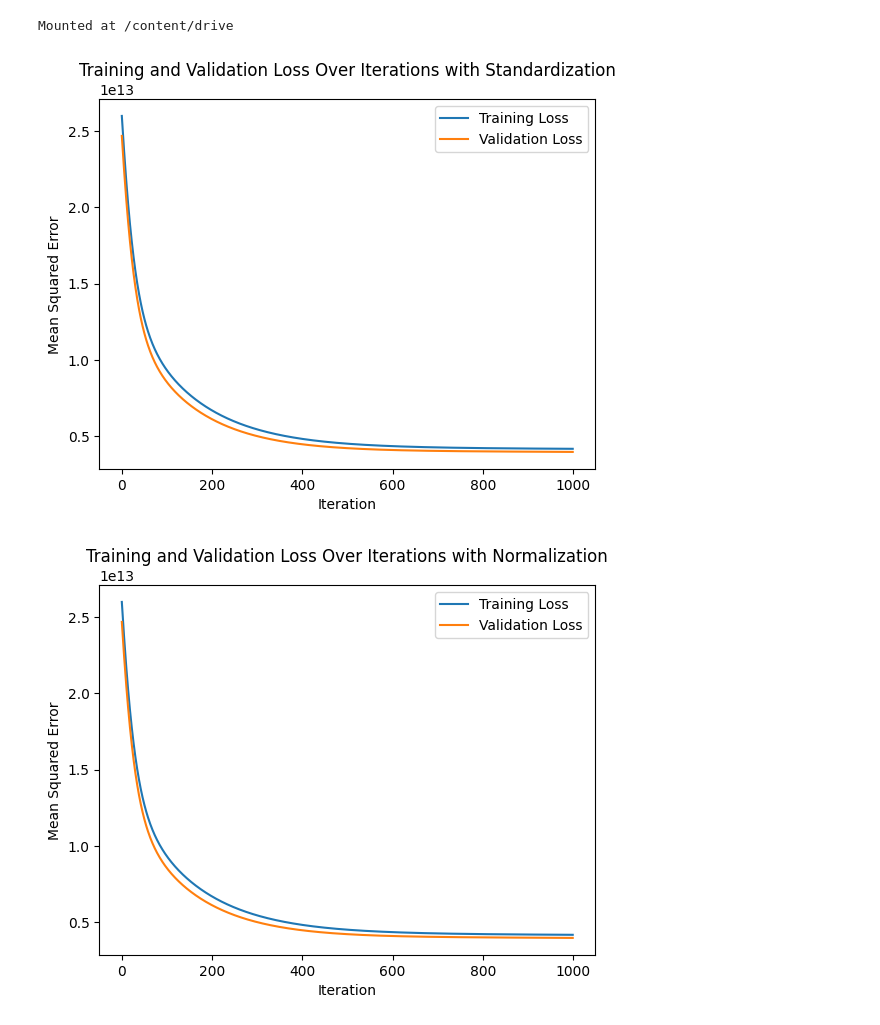
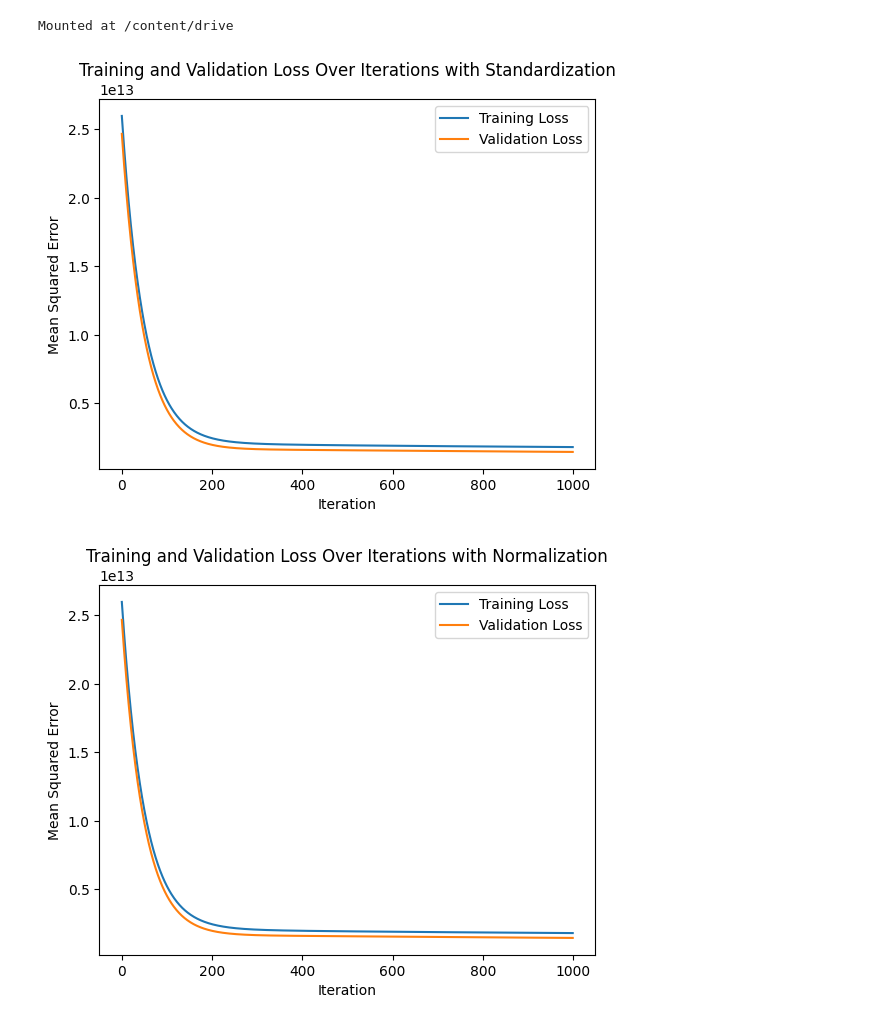
Before and after one commit to Braelin2/ECGR5101HW2, a Jupyter notebook: Homework2Problem3b.ipynb, the cells around one changed output. Saved outputs shown, nothing was run; the diff lists cells and outputs as text; code cells hidden in the pictures.

```diff
--- a/Homework2Problem3b.ipynb
+++ b/Homework2Problem3b.ipynb
@@ -36,19 +36,18 @@ theta0 = np.zeros(12)
 
 n_iterations = 1000
 learning_rate = 0.002
-input_var = 5
-pen_var = 0.0001
+pen_var = 0.5
 # %%
-def loss_func_Penalty(x_training, x_testing, y_training, y_testing, theta, learning, iterations, penalty, input):
+def loss_func_Penalty(x_training, x_testing, y_training, y_testing, theta, learning, iterations, penalty):
     train_losses = []
     test_losses = []
 
     for i in range(iterations):
         thetaJ = np.square(np.sum(theta))
-        gradients = (2 / len(x_training)) * x_training.T.dot(x_training.dot(theta) - y_training) + ((penalty/len(x_training))*thetaJ)
+        gradients = (2 / len(x_training)) * x_training.T.dot(x_training.dot(theta) - y_training)
         theta = theta - (learning * gradients)
 
-        train_loss = (1/len(x_training)) * np.sum(np.square(x_training.dot(theta) - y_training))
+        train_loss = (1/len(x_training)) * np.sum(np.square(x_training.dot(theta) - y_training)) + ((penalty/len(x_training))*thetaJ)
         test_loss = (1/len(x_testing))*np.sum(np.square(x_testing.dot(theta) - y_testing))
 
         train_losses.append(train_loss)
@@ -81,33 +80,33 @@ testing_scaled_normal[varlist] = scaler_normalization.fit_transform(testing_scal
 # %%
 y_train = training.values[:, 0]
 y_test = testing.values[:, 0]
 
 X_S_train = np.c_[np.ones((len(y_train), 1)), training_scaled_standard[varlist]]
 X_S_test = np.c_[np.ones((len(y_test), 1)), testing_scaled_standard[varlist]]
 
 X_N_train = np.c_[np.ones((len(y_train), 1)), training_scaled_normal[varlist]]
 X_N_test = np.c_[np.ones((len(y_test), 1)), testing_scaled_normal[varlist]]
 
-train_loss_s, test_loss_s = loss_func_Penalty(X_S_train, X_S_test, y_train, y_test, theta0, learning_rate, n_iterations, pen_var, input_var)
-train_loss_n, test_loss_n = loss_func_Penalty(X_N_train, X_N_test, y_train, y_test, theta0, learning_rate, n_iterations, pen_var, input_var)
+train_loss_s, test_loss_s = loss_func_Penalty(X_S_train, X_S_test, y_train, y_test, theta0, learning_rate, n_iterations, pen_var)
+train_loss_n, test_loss_n = loss_func_Penalty(X_N_train, X_N_test, y_train, y_test, theta0, learning_rate, n_iterations, pen_var)
 
 # 4. Plot the training and validation loss after each iteration
 plt.plot(train_loss_s, label="Training Loss")
 plt.plot(test_loss_s, label="Validation Loss")
 plt.xlabel("Iteration")
 plt.ylabel("Mean Squared Error")
 plt.legend()
 plt.title("Training and Validation Loss Over Iterations with Standardization")
 plt.show()
 
 # 4. Plot the training and validation loss after each iteration
 plt.plot(train_loss_n, label="Training Loss")
 plt.plot(test_loss_n, label="Validation Loss")
 plt.xlabel("Iteration")
 plt.ylabel("Mean Squared Error")
 plt.legend()
 plt.title("Training and Validation Loss Over Iterations with Normalization")
 plt.show()
 # %% [output]
-[figure, old version]
+[figure, new version]
-[figure, old version]
+[figure, new version]
```
